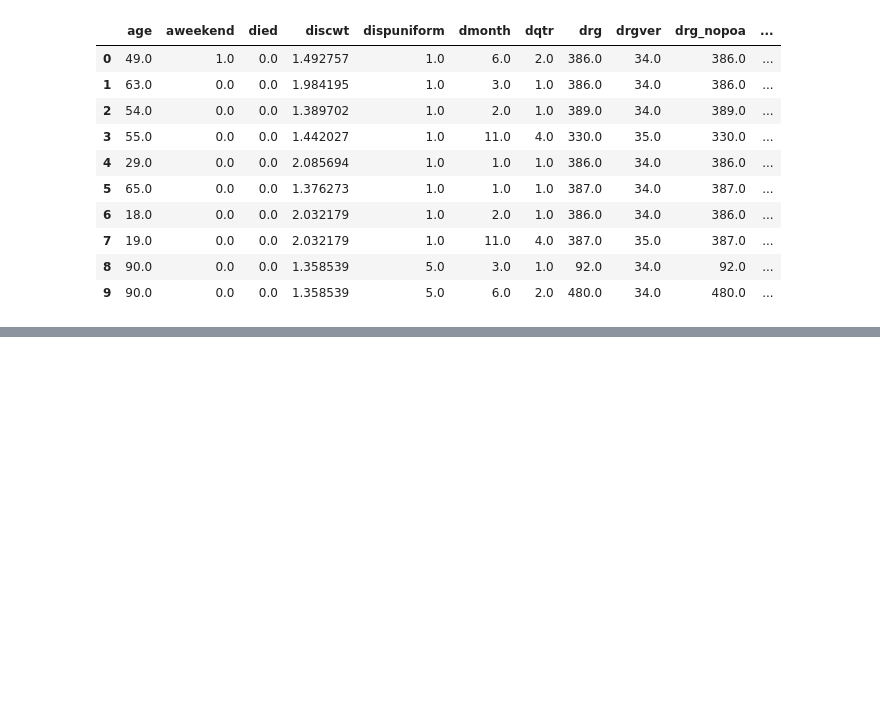
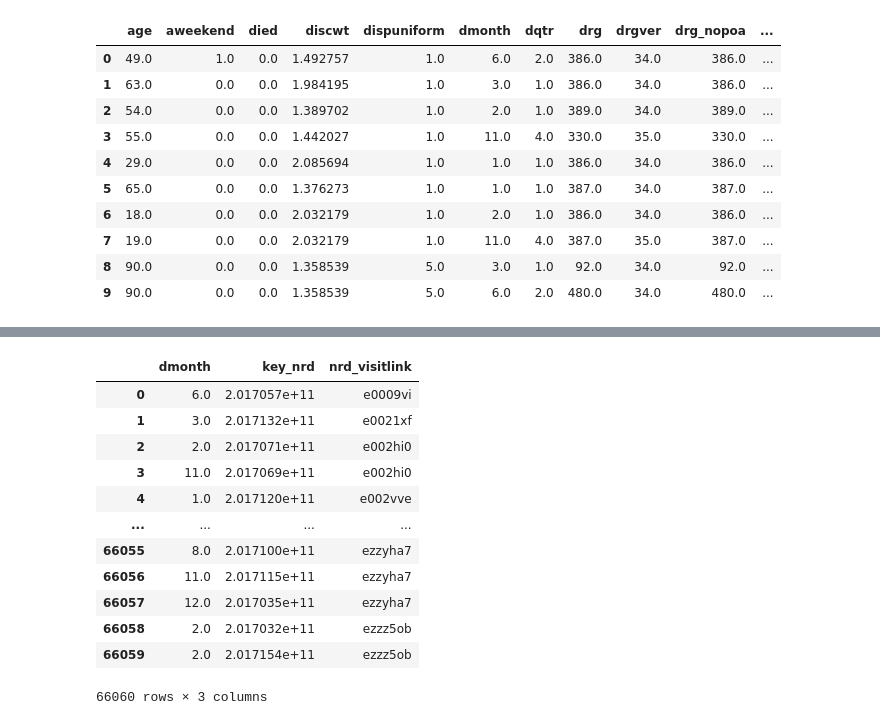
Before and after one commit to Autonomousse/UCSD_NRD_2017, a Jupyter notebook: NRD_2017_defining_cohort.ipynb, the cells around one changed output, grey strips where cells are left out. Cells and saved outputs as stored; diff of their text form; code cells hidden in the pictures; blank space fills up the shorter version.

```diff
--- a/NRD_2017_defining_cohort.ipynb
+++ b/NRD_2017_defining_cohort.ipynb
@@ -178,0 +205,19 @@ ibd_index_file.to_csv('NRD_2017_Defined_Cohort.csv', index=False)
+# %%
+core_file = core_file.reset_index(drop=True)
+# core_file.to_csv('corecore.csv', index=False)
+# %%
+core_file
+# %% [output]
+|  | dmonth | key_nrd | nrd_visitlink |
+| 0 | 6.0 | 2.017057e+11 | e0009vi |
+| 1 | 3.0 | 2.017132e+11 | e0021xf |
+| 2 | 2.0 | 2.017071e+11 | e002hi0 |
+| 3 | 11.0 | 2.017069e+11 | e002hi0 |
+| 4 | 1.0 | 2.017120e+11 | e002vve |
+| ... | ... | ... | ... |
+| 66055 | 8.0 | 2.017100e+11 | ezzyha7 |
+| 66056 | 11.0 | 2.017115e+11 | ezzyha7 |
+| 66057 | 12.0 | 2.017035e+11 | ezzyha7 |
+| 66058 | 2.0 | 2.017032e+11 | ezzz5ob |
+| 66059 | 2.0 | 2.017154e+11 | ezzz5ob |
+66060 rows × 3 columns
```
Also changed, not shown: parts of 26 cells of this notebook.
